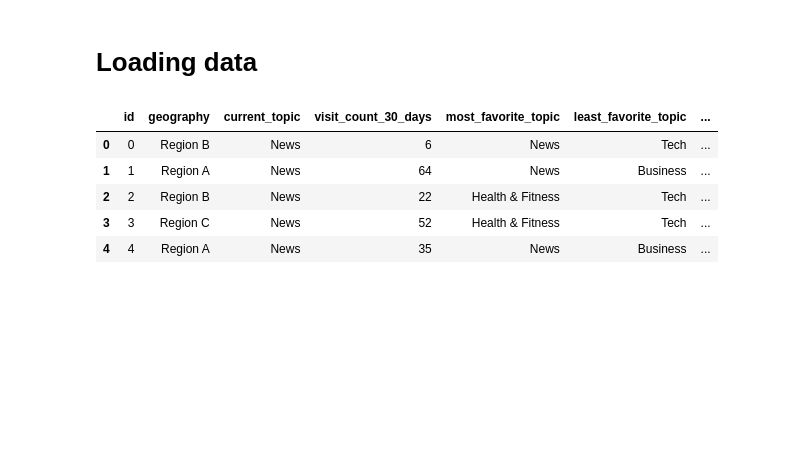
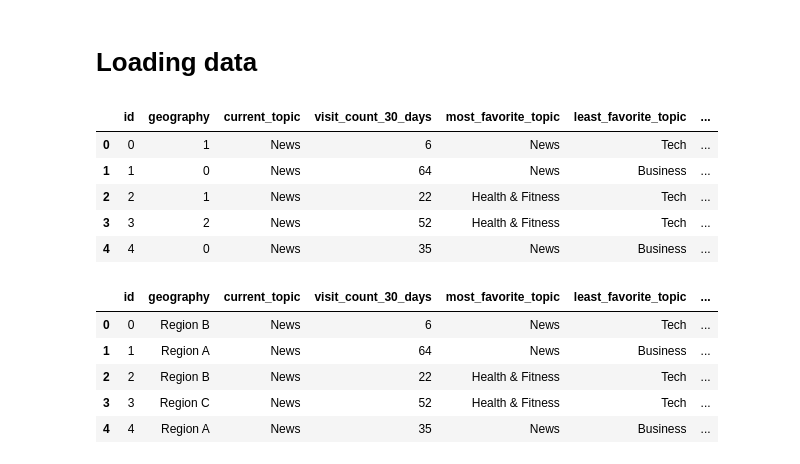
Before and after one commit to knobel-dk/filter-bubble-aif360, a Jupyter notebook: AIF360.ipynb, the cells around one changed output. Cells and saved outputs as stored; diff of their text form; code cells hidden in the pictures; blank space fills up the shorter version.

```diff
--- a/AIF360.ipynb
+++ b/AIF360.ipynb
@@ -26,6 +27,15 @@ geographies = {
 }
 # %%
 df = pd.read_pickle("df.pickle")
+# %%
+df.head()
+# %% [output]
+|  | id | geography | current_topic | visit_count_30_days | most_favorite_topic | least_favorite_topic | ... |
+| 0 | 0 | 1 | News | 6 | News | Tech | ... |
+| 1 | 1 | 0 | News | 64 | News | Business | ... |
+| 2 | 2 | 1 | News | 22 | Health & Fitness | Tech | ... |
+| 3 | 3 | 2 | News | 52 | Health & Fitness | Tech | ... |
+| 4 | 4 | 0 | News | 35 | News | Business | ... |
 # %%
 df.geography = df.geography.replace(geographies)
 df.geography = df.geography.astype('category')
```
Also changed, not shown: parts of 13 cells of this notebook, 2 other files.
